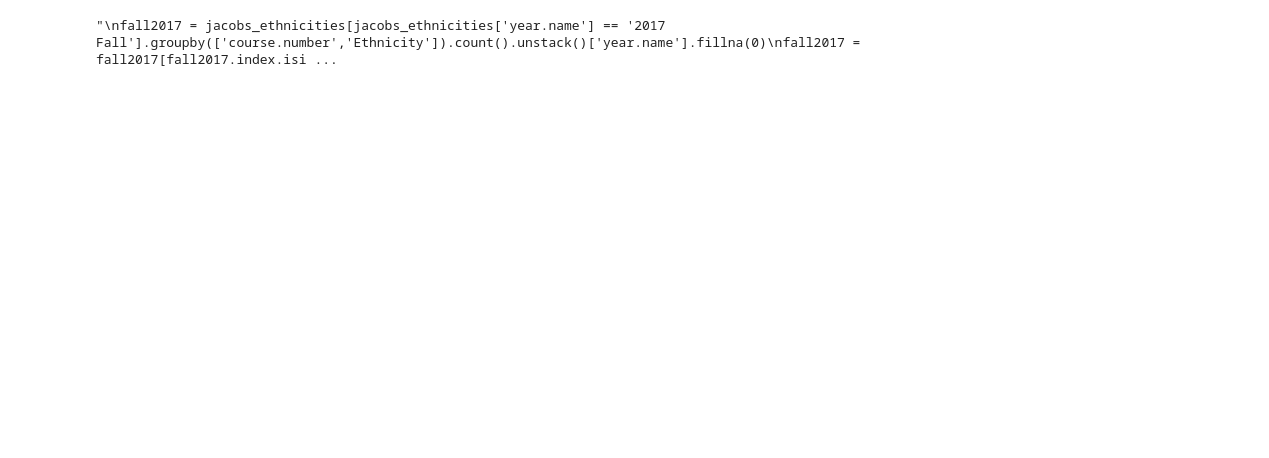
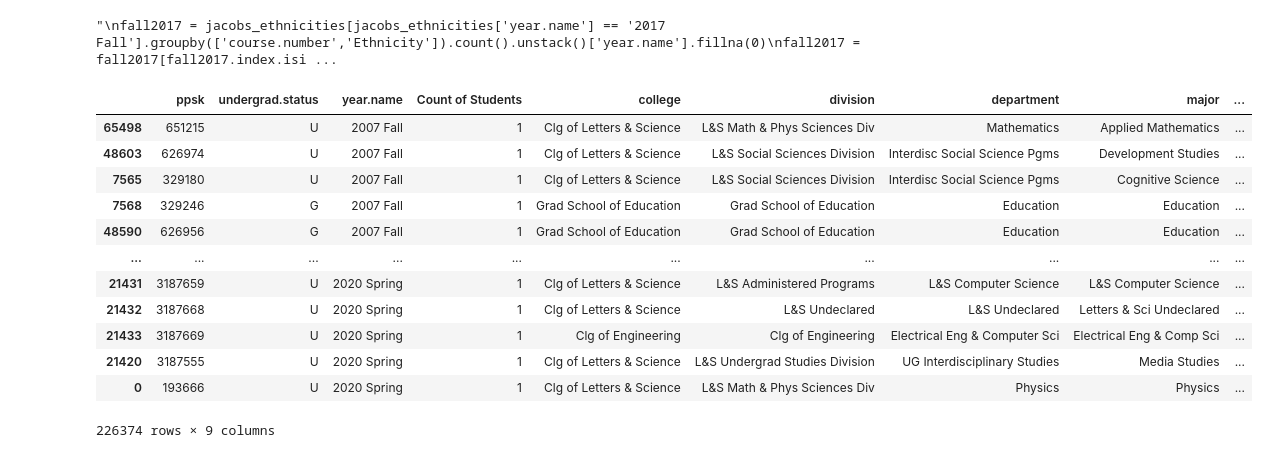
Before and after one commit to PaulDTP/Berkeley_Jacobs, a Jupyter notebook: visuals.ipynb, the cells around one changed output. Cells and saved outputs as stored; diff of their text form; code cells hidden in the pictures; blank space fills up the shorter version.

```diff
--- a/visuals.ipynb
+++ b/visuals.ipynb
@@ -57,3 +41,19 @@ fall2017.plot(kind='bar', stacked=True, figsize=(12,8), xlabel='DESINV Course Nu
 '''
 # %% [output]
 "\nfall2017 = jacobs_ethnicities[jacobs_ethnicities['year.name'] == '2017 Fall'].groupby(['course.number','Ethnicity']).count().unstack()['year.name'].fillna(0)\nfall2017 = fall2017[fall2017.index.isi ...
+# %%
+student_majors
+# %% [output]
+|  | ppsk | undergrad.status | year.name | Count of Students | college | division | department | major | ... |
+| 65498 | 651215 | U | 2007 Fall | 1 | Clg of Letters & Science | L&S Math & Phys Sciences Div | Mathematics | Applied Mathematics | ... |
+| 48603 | 626974 | U | 2007 Fall | 1 | Clg of Letters & Science | L&S Social Sciences Division | Interdisc Social Science Pgms | Development Studies | ... |
+| 7565 | 329180 | U | 2007 Fall | 1 | Clg of Letters & Science | L&S Social Sciences Division | Interdisc Social Science Pgms | Cognitive Science | ... |
+| 7568 | 329246 | G | 2007 Fall | 1 | Grad School of Education | Grad School of Education | Education | Education | ... |
+| 48590 | 626956 | G | 2007 Fall | 1 | Grad School of Education | Grad School of Education | Education | Education | ... |
+| ... | ... | ... | ... | ... | ... | ... | ... | ... | ... |
+| 21431 | 3187659 | U | 2020 Spring | 1 | Clg of Letters & Science | L&S Administered Programs | L&S Computer Science | L&S Computer Science | ... |
+| 21432 | 3187668 | U | 2020 Spring | 1 | Clg of Letters & Science | L&S Undeclared | L&S Undeclared | Letters & Sci Undeclared | ... |
+| 21433 | 3187669 | U | 2020 Spring | 1 | Clg of Engineering | Clg of Engineering | Electrical Eng & Computer Sci | Electrical Eng & Comp Sci | ... |
+| 21420 | 3187555 | U | 2020 Spring | 1 | Clg of Letters & Science | L&S Undergrad Studies Division | UG Interdisciplinary Studies | Media Studies | ... |
+| 0 | 193666 | U | 2020 Spring | 1 | Clg of Letters & Science | L&S Math & Phys Sciences Div | Physics | Physics | ... |
+226374 rows × 9 columns
```
Also changed, not shown: parts of 7 cells of this notebook, 1 other file.
